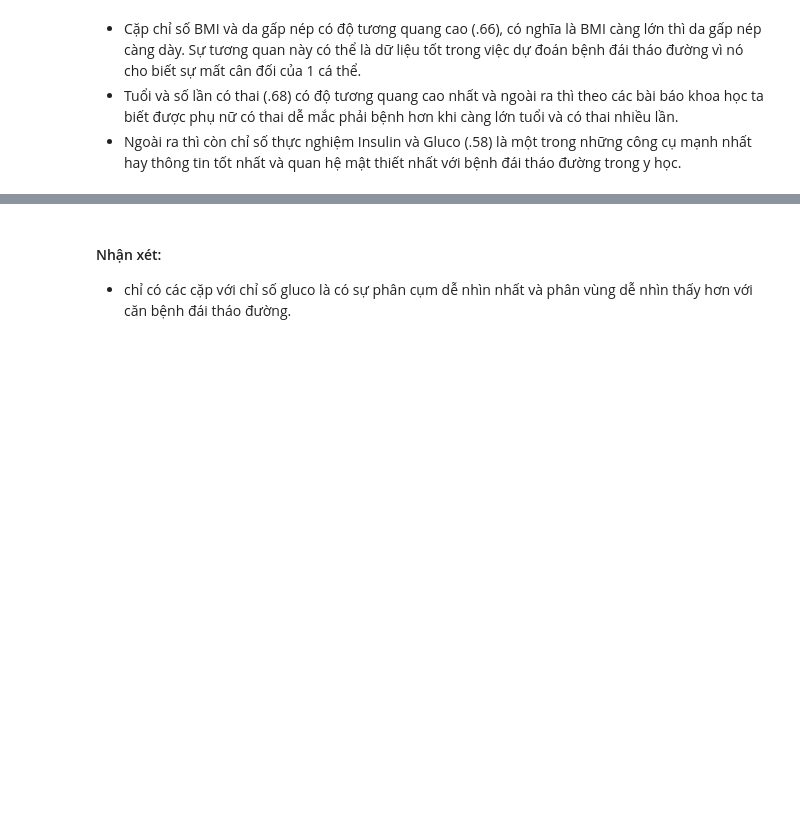
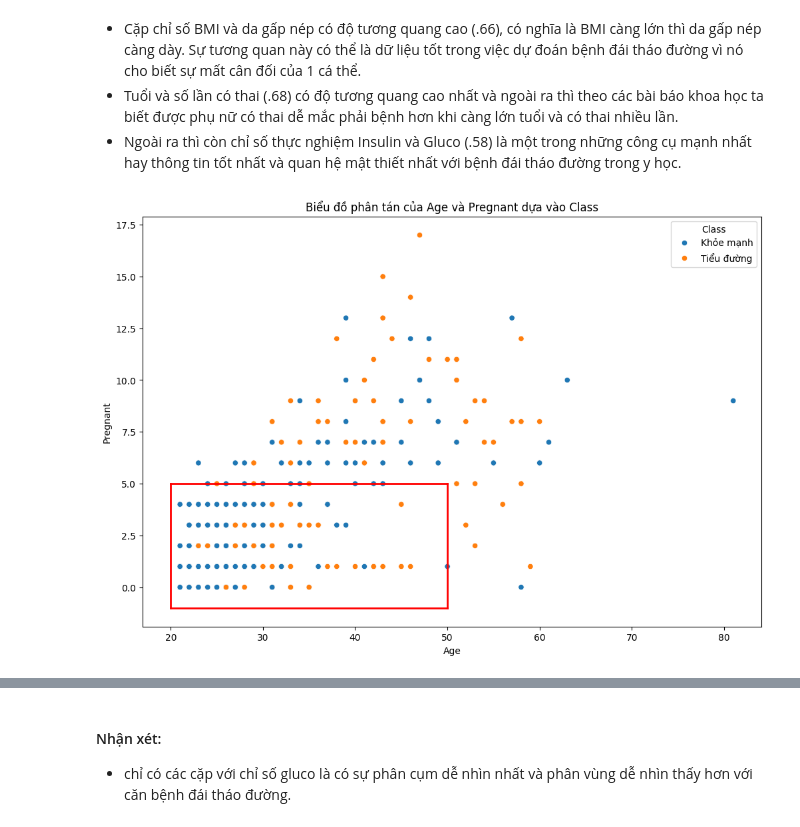
Before and after one commit to Deku6305/sgu2025-2026_ML_basic_nhom3changlinhngulam, a Jupyter notebook: diabetes/EDA.ipynb, the cells around one changed output, grey strips where cells are left out. Drawn from its saved outputs; the diff is of its cells as text; code cells hidden in the pictures; blank space fills up the shorter version.

```diff
--- a/diabetes/EDA.ipynb
+++ b/diabetes/EDA.ipynb
@@ -177,3 +200,32 @@ plt.show()
 - Cặp chỉ số BMI và da gấp nép có độ tương quang cao (.66), có nghĩa là BMI càng lớn thì da gấp nép càng dày. Sự tương quan này có thể là dữ liệu tốt trong việc dự đoán bệnh đái tháo đường vì nó cho biết sự mất cân đối của 1 cá thể.
 - Tuổi và số lần có thai (.68) có độ tương quang cao nhất và ngoài ra thì theo các bài báo khoa học ta biết được phụ nữ có thai dễ mắc phải bệnh hơn khi càng lớn tuổi và có thai nhiều lần.
 - Ngoài ra thì còn chỉ số thực nghiệm Insulin và Gluco (.58) là một trong những công cụ mạnh nhất hay thông tin tốt nhất và quan hệ mật thiết nhất với bệnh đái tháo đường trong y học.
+# %%
+#Hàm tạo scatterplot 2 features
+def scatter_fea1_fea2(feature1,feature2):
+    plt.figure(figsize=(12,8)) #Tạo bảng kích thước 12,8
+    plt.title(f"Biểu đồ phân tán của {feature1} và {feature2} dựa vào Class") #Thêm title truyền vào tên của 2 features
+    #Vẽ scatterplot với trục X là feature1, cột Y là feature2 dựa vào Class và map để sửa lại label thành chữ
+    chart = sns.scatterplot(x=df_dataset[feature1],y=df_dataset[feature2],hue=df_dataset['Class'].map({0:"Khỏe mạnh",1:"Tiểu đường"}))
+    return chart
+
+# Hàm Zoom vào các khoảng phân tán dày đặt
+def scatter_fea1_fea2_zoom(feature1,feature2,x_min,x_max,y_min,y_max):
+    plt.figure(figsize=(12,8))
+    plt.title(f"Biểu đồ phân tán của {feature1} và {feature2} dựa vào Class")
+    chart = sns.scatterplot(x=df_dataset[feature1],y=df_dataset[feature2],hue=df_dataset['Class'].map({0:"Khỏe mạnh",1:"Tiểu đường"}))
+    plt.xlim(x_min, x_max) #giới hạn trục X
+    plt.ylim(y_min, y_max) #giới hạn trục Y
+    return chart
+
+def highlight(chart,x_min,x_max,y_min,y_max):
+    #Các cạnh chạy theo chiều kim đồng hồ
+    plt.plot([x_min, x_max], [y_max, y_max], linewidth=2, color = 'red') #cạnh 1
+    plt.plot([x_max, x_max], [y_min, y_max], linewidth=2, color = 'red')#cạnh 2
+    plt.plot([x_min, x_max], [y_min, y_min], linewidth=2, color = 'red')#cạnh 3
+    plt.plot([x_min, x_min], [y_min, y_max], linewidth=2, color = 'red')#cạnh 4
+# %%
+chart = scatter_fea1_fea2('Age','Pregnant')
+highlight(chart,20,50,-1,5)
+# %% [output]
+[figure, added]
```
Also changed, not shown: parts of 6 cells of this notebook.
